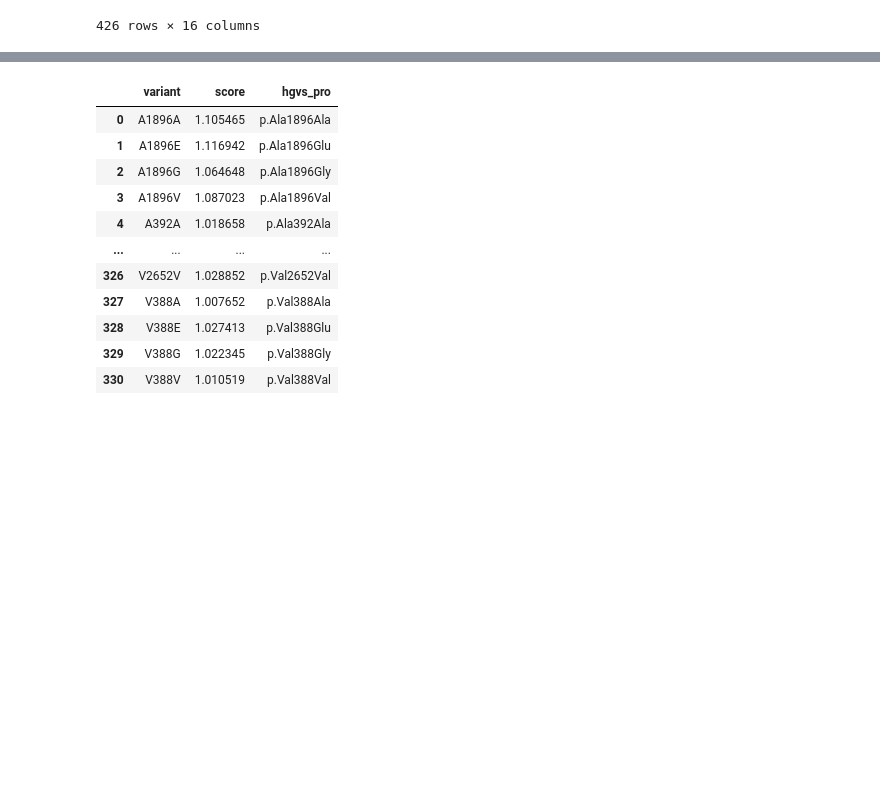
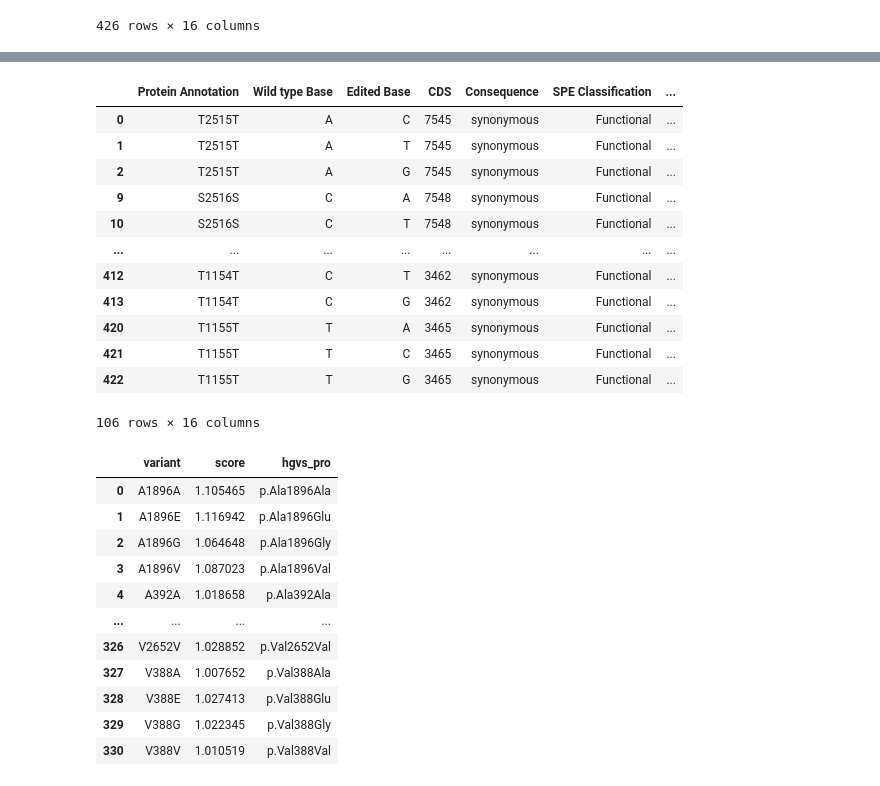
Before and after one commit to Dzeiberg/mave_calibration, a Jupyter notebook: data_processing/scoreset_nbs/Erwood_BRCA2_HEK293T.ipynb, the cells around one changed output, grey strips where cells are left out. Drawn from its saved outputs; the diff is of its cells as text; code cells hidden in the pictures; blank space fills up the shorter version.

```diff
--- a/data_processing/scoreset_nbs/Erwood_BRCA2_HEK293T.ipynb
+++ b/data_processing/scoreset_nbs/Erwood_BRCA2_HEK293T.ipynb
@@ -26,3 +38,19 @@ data
+# %%
+data[data.Consequence == "synonymous"]
+# %% [output]
+|  | Protein Annotation | Wild type Base | Edited Base | CDS | Consequence | SPE Classification | ... |
+| 0 | T2515T | A | C | 7545 | synonymous | Functional | ... |
+| 1 | T2515T | A | T | 7545 | synonymous | Functional | ... |
+| 2 | T2515T | A | G | 7545 | synonymous | Functional | ... |
+| 9 | S2516S | C | A | 7548 | synonymous | Functional | ... |
+| 10 | S2516S | C | T | 7548 | synonymous | Functional | ... |
+| ... | ... | ... | ... | ... | ... | ... | ... |
+| 412 | T1154T | C | T | 3462 | synonymous | Functional | ... |
+| 413 | T1154T | C | G | 3462 | synonymous | Functional | ... |
+| 420 | T1155T | T | A | 3465 | synonymous | Functional | ... |
+| 421 | T1155T | T | C | 3465 | synonymous | Functional | ... |
+| 422 | T1155T | T | G | 3465 | synonymous | Functional | ... |
+106 rows × 16 columns
 # %%
 scoreset = pd.DataFrame.from_records(list(data.groupby("Protein Annotation")['Function Score'].agg('mean').items()),columns=['variant','score'])
 # %%
```
Also changed, not shown: parts of 1 cell of this notebook, 24 other files.
